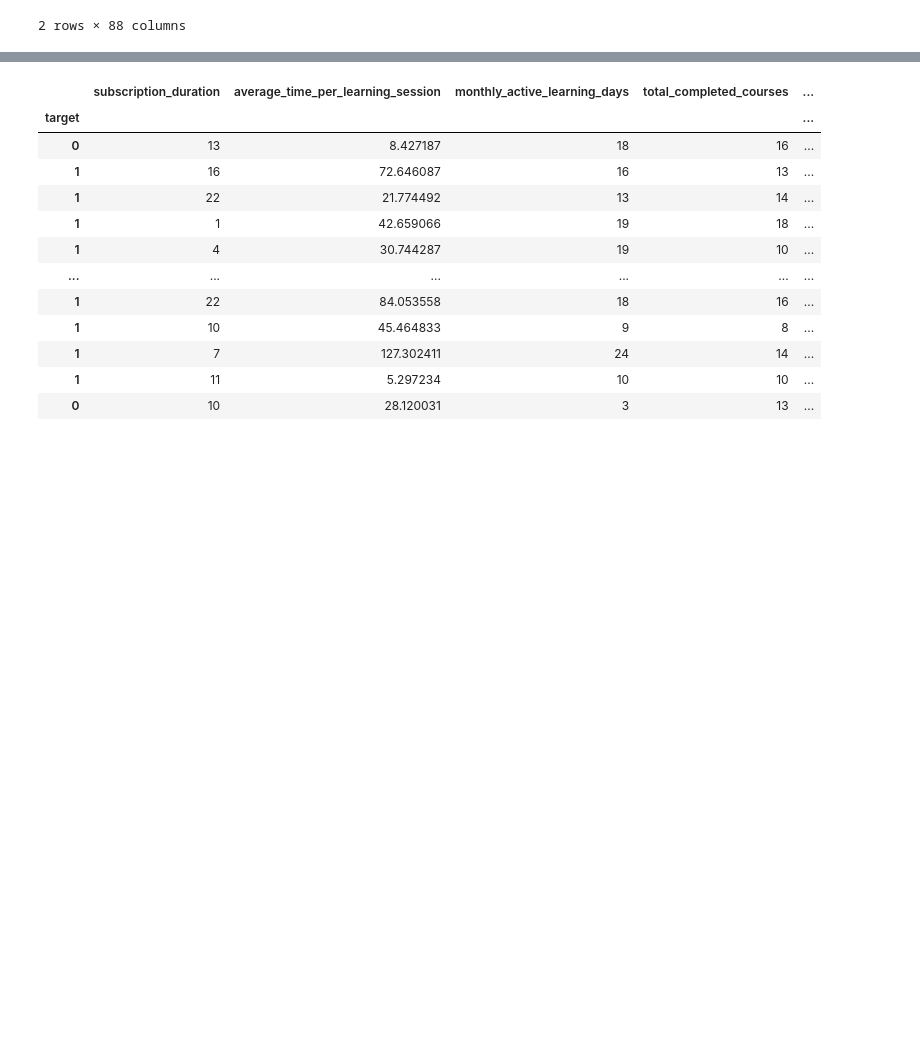
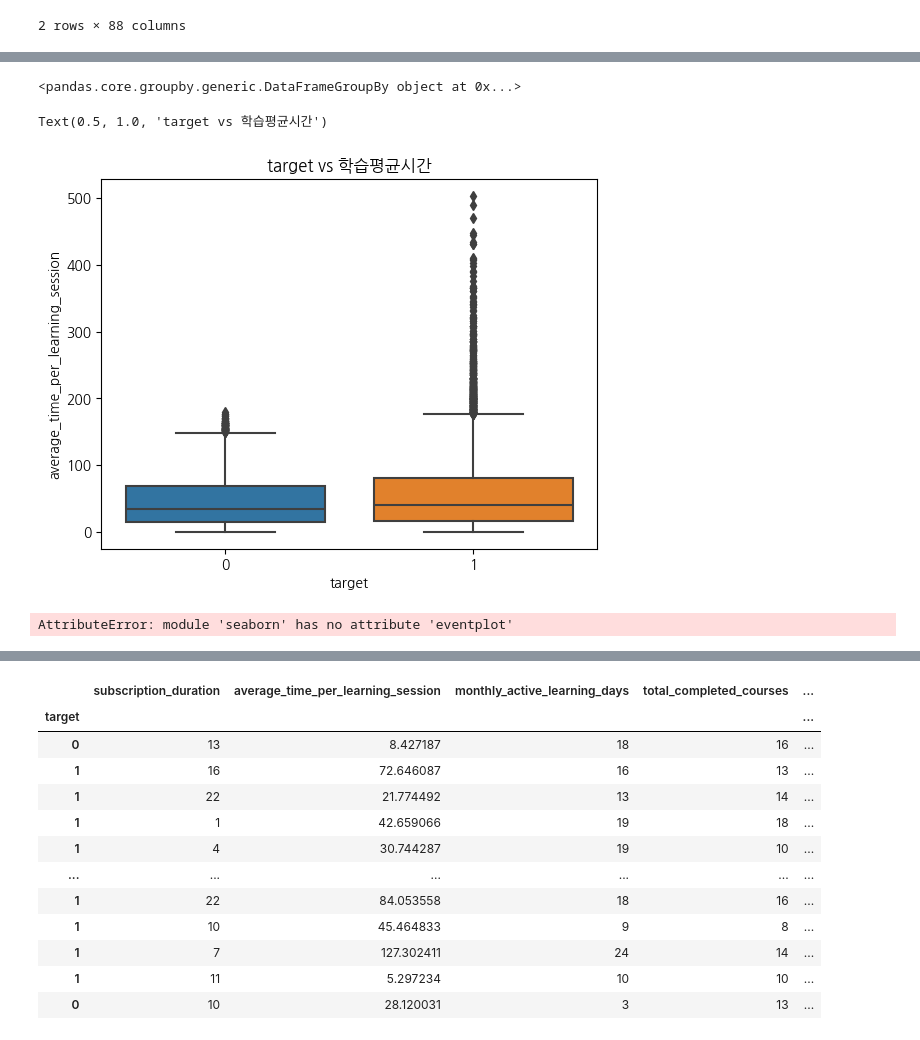
Before and after one commit to hana-K-918/wassup3, a Jupyter notebook: 05_Data_Analysis/hk_miniprj.ipynb, the cells around one changed output, grey strips where cells are left out. Drawn from its saved outputs; the diff is of its cells as text; code cells hidden in the pictures; blank space fills up the shorter version.

```diff
--- a/05_Data_Analysis/hk_miniprj.ipynb
+++ b/05_Data_Analysis/hk_miniprj.ipynb
@@ -311,0 +415,5 @@ df2
+# %%
+df_tar_learn = df.groupby(['target'])[['average_time_per_learning_session']]
+df_tar_learn
+# %% [output]
+<pandas.core.groupby.generic.DataFrameGroupBy object at 0x...>
@@ -311,0 +426,11 @@ df2
+# %%
+sns.boxplot(data=df, x="target", y="average_time_per_learning_session")
+plt.title('target vs 학습평균시간')
+# %% [output]
+Text(0.5, 1.0, 'target vs 학습평균시간')
+[figure, added]
+# %%
+sns.eventplot(data=df, x="subscription_duration", y='total_completed_courses', hue='target')
+plt.title('target에 따른 공부시간과 성취도의 상관관계')
+# %% [output]
+AttributeError: module 'seaborn' has no attribute 'eventplot'
```
Also changed, not shown: parts of 25 cells of this notebook.
